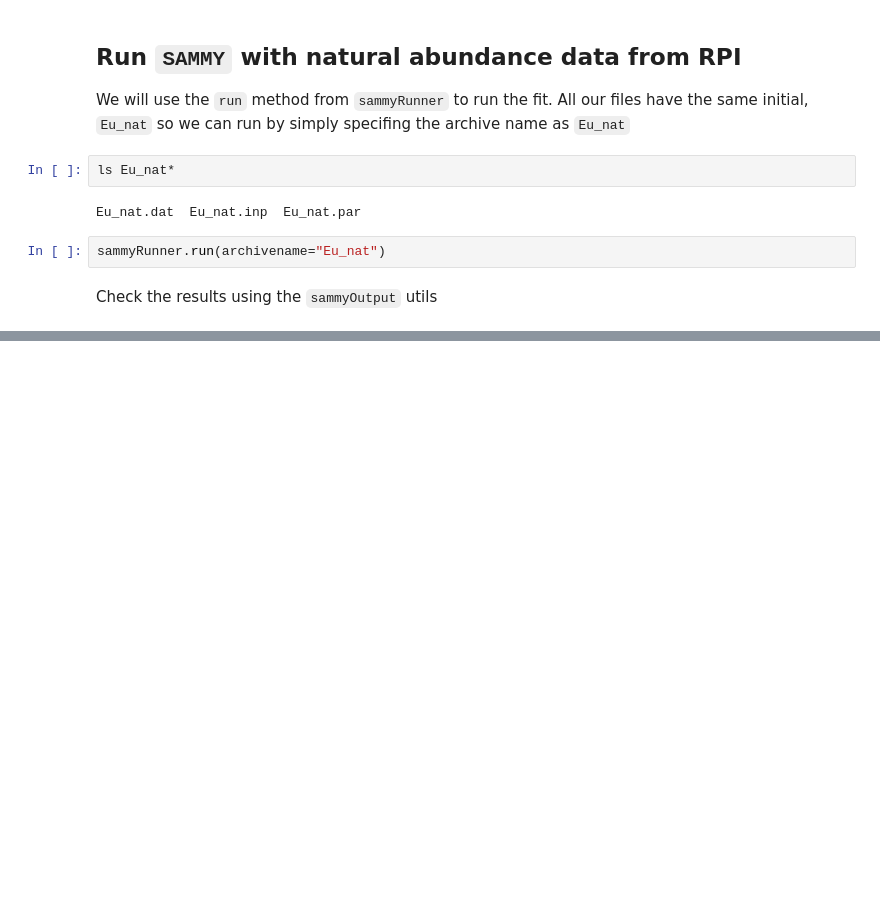
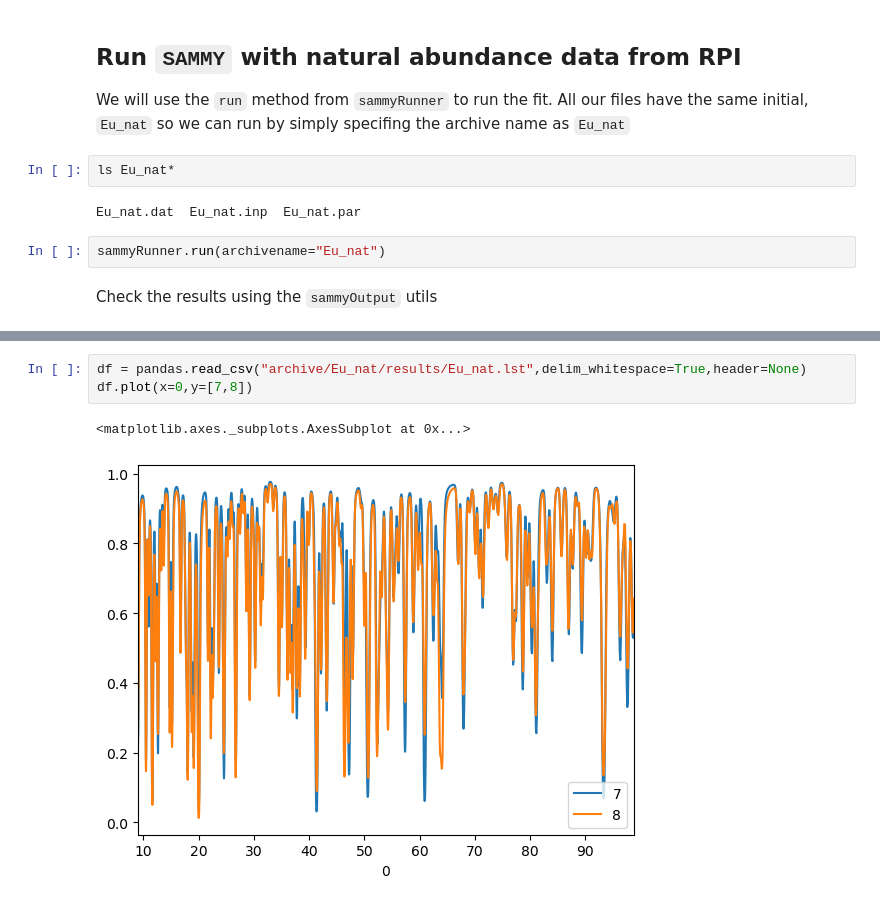
Before and after one commit to along4/Pleiades, a Jupyter notebook: examples/makeCompoundFit/compound_fit_using_sammy.ipynb, the cells around one changed output, grey strips where cells are left out. Cells and saved outputs as stored; diff of their text form; blank space fills up the shorter version.

```diff
--- a/examples/makeCompoundFit/compound_fit_using_sammy.ipynb
+++ b/examples/makeCompoundFit/compound_fit_using_sammy.ipynb
@@ -224,0 +260,6 @@ Check the results using the `sammyOutput` utils
+# %%
+df = pandas.read_csv("archive/Eu_nat/results/Eu_nat.lst",delim_whitespace=True,header=None)
+df.plot(x=0,y=[7,8])
+# %% [output]
+<matplotlib.axes._subplots.AxesSubplot at 0x...>
+[figure, added]
```
Also changed, not shown: parts of 3 cells of this notebook.
